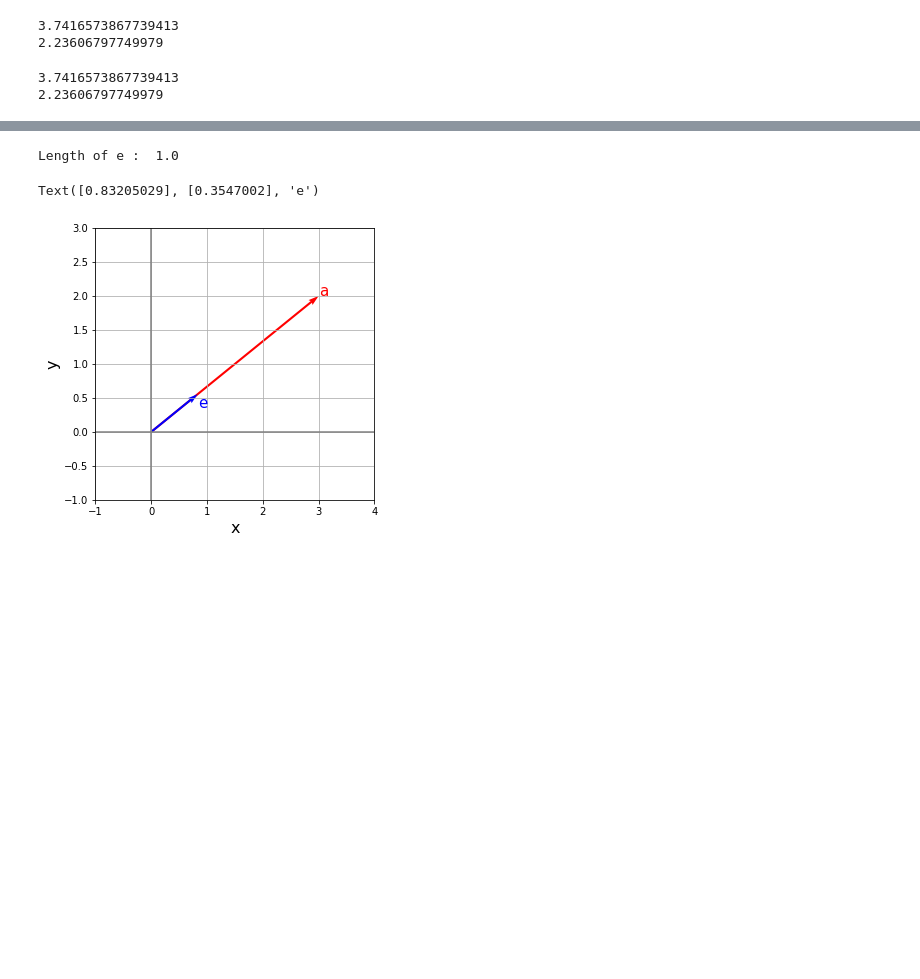
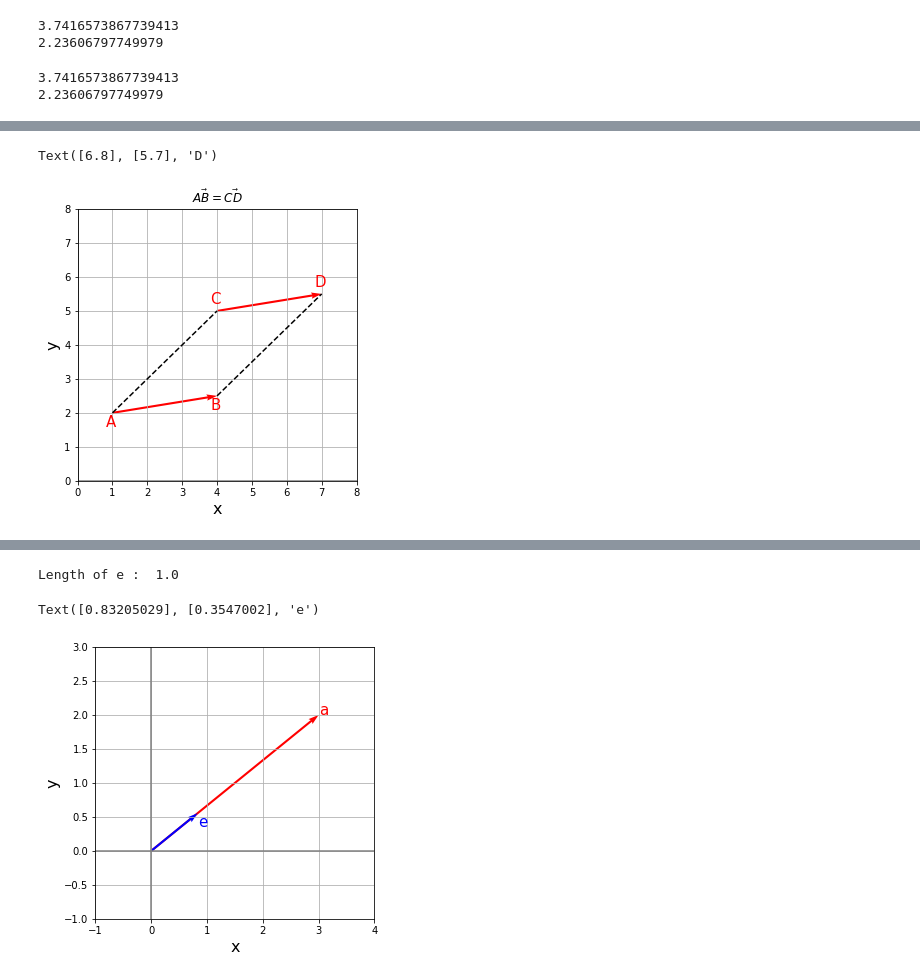
Before and after one commit to TomohiroSakaguchi/LinerAlgebra, a Jupyter notebook: Chap_1_vector/Vector.ipynb, the cells around one changed output, grey strips where cells are left out. Drawn from its saved outputs; the diff is of its cells as text; code cells hidden in the pictures; blank space fills up the shorter version.

```diff
--- a/Chap_1_vector/Vector.ipynb
+++ b/Chap_1_vector/Vector.ipynb
@@ -39,0 +113,47 @@ print(m2)
+# %%
+# 座標設定関数
+def coordinate(axes, range_x, range_y, grid = True,
+               xyline = True, xlabel = "x", ylabel = "y"):
+    axes.set_xlabel(xlabel, fontsize = 16)
+    axes.set_ylabel(ylabel, fontsize = 16)
+    axes.set_xlim(range_x[0], range_x[1])
+    axes.set_ylim(range_y[0], range_y[1])
+    if grid == True:
+        axes.grid()
+    if xyline == True:
+        axes.axhline(0, color = "gray")
+        axes.axvline(0, color = "gray")
+
+# ベクトル描画関数
+def visual_vector(axes, loc, vector, color = "red"):
+    axes.quiver(loc[0], loc[1],
+              vector[0], vector[1], color = color,
+              angles = 'xy', scale_units = 'xy', scale = 1)
+
+# FigureとAxes
+fig = plt.figure(figsize = (5, 5))
+ax = fig.add_subplot(111)
+#Pythonでのエスケープシーケンスは[r]を用いる．
+plt.title(r'$\vec{AB}=\vec{CD}$')
+
+# 座標を設定
+coordinate(ax, [0, 8], [0, 8])
+
+#適当にベクトルを指定してみる
+a = np.array([[3],[0.5]])
+
+#始点を変えてaを描画
+visual_vector(ax, [1, 2], a, "red")
+visual_vector(ax, [4, 5], a, "red")
+
+#始点同士，終点同士を点線結ぶ
+ax.plot([1,4], [2, 5], ls = "--", color = "black")
+ax.plot([1+a[0],4+a[0]], [2+a[1], 5+a[1]], ls = "--", color = "black")
+
+ax.text(1-0.2,2-0.4, "A", color = "red", size = 15)
+ax.text(1-0.2+a[0],2-0.4+a[1], "B", color = "red", size = 15)
+ax.text(4-0.2,5+0.2, "C", color = "red", size = 15)
+ax.text(4-0.2+a[0],5+0.2+a[1], "D", color = "red", size = 15)
+# %% [output]
+Text([6.8], [5.7], 'D')
+[figure, added]
```
Also changed, not shown: parts of 21 cells of this notebook.
